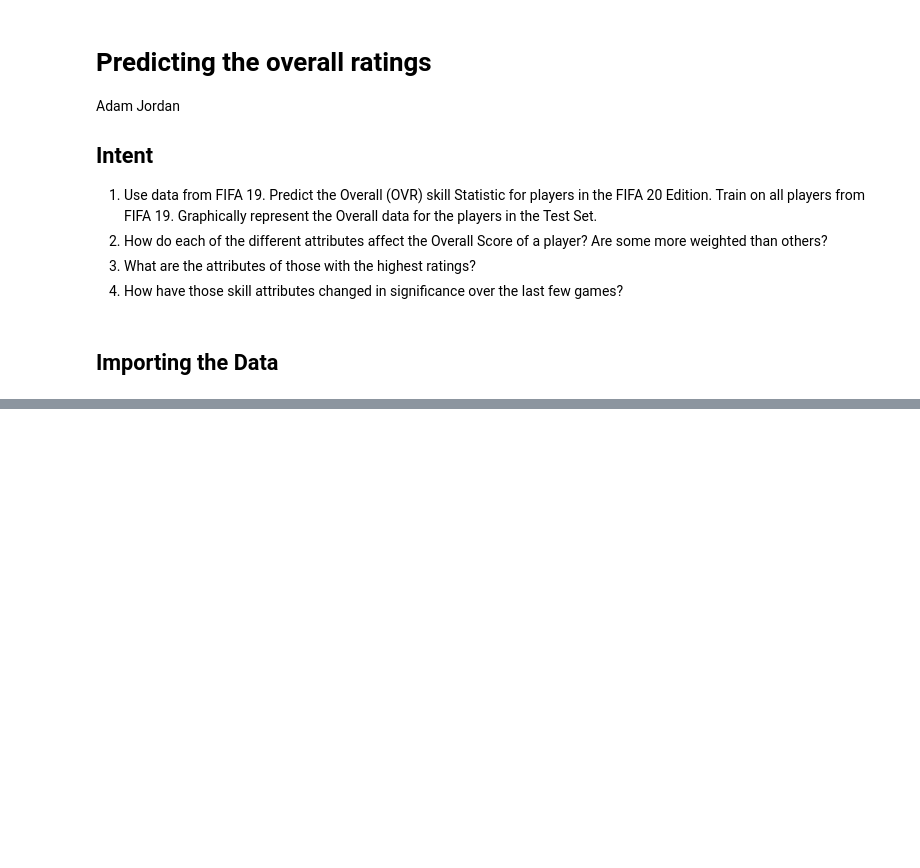
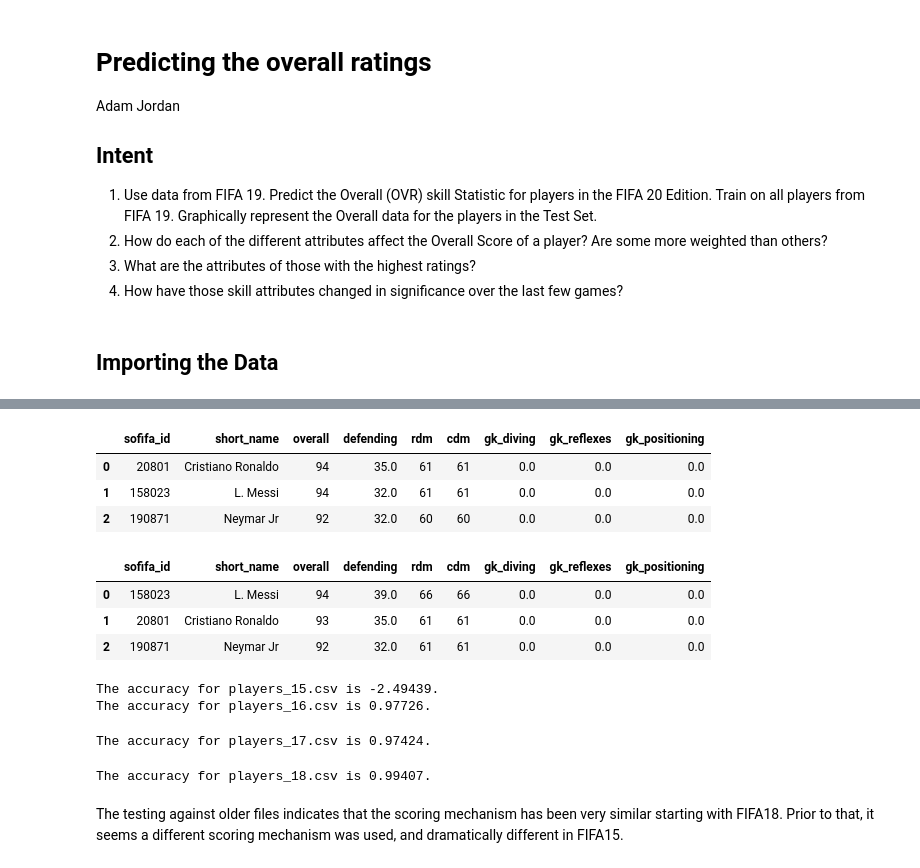
Before and after one commit to sabderra/cs109a_project, a Jupyter notebook: player_ratings.ipynb, the cells around one changed output, grey strips where cells are left out. Drawn from its saved outputs; the diff is of its cells as text; code cells hidden in the pictures; blank space fills up the shorter version.

Commit message:
completion of player stats modeling

```diff
--- a/player_ratings.ipynb
+++ b/player_ratings.ipynb
@@ -77,0 +190,36 @@ float64
+# %%
+pd.set_option('display.max_columns', None)
+p19_df[p19_df['overall'] >= 92][['sofifa_id', 'short_name', 'overall', 'defending', 'rdm', 'cdm', 'gk_diving', 'gk_reflexes', 'gk_positioning']]
+# %% [output]
+|  | sofifa_id | short_name | overall | defending | rdm | cdm | gk_diving | gk_reflexes | gk_positioning |
+| 0 | 20801 | Cristiano Ronaldo | 94 | 35.0 | 61 | 61 | 0.0 | 0.0 | 0.0 |
+| 1 | 158023 | L. Messi | 94 | 32.0 | 61 | 61 | 0.0 | 0.0 | 0.0 |
+| 2 | 190871 | Neymar Jr | 92 | 32.0 | 60 | 60 | 0.0 | 0.0 | 0.0 |
+# %%
+pd.set_option('display.max_columns', None)
+p20_df[p20_df['overall'] >= 92][['sofifa_id', 'short_name', 'overall', 'defending', 'rdm', 'cdm', 'gk_diving', 'gk_reflexes', 'gk_positioning']]
+# %% [output]
+|  | sofifa_id | short_name | overall | defending | rdm | cdm | gk_diving | gk_reflexes | gk_positioning |
+| 0 | 158023 | L. Messi | 94 | 39.0 | 66 | 66 | 0.0 | 0.0 | 0.0 |
+| 1 | 20801 | Cristiano Ronaldo | 93 | 35.0 | 61 | 61 | 0.0 | 0.0 | 0.0 |
+| 2 | 190871 | Neymar Jr | 92 | 32.0 | 61 | 61 | 0.0 | 0.0 | 0.0 |
+# %%
+# check against previous games
+for file in ['players_15.csv', 'players_16.csv', 'players_17.csv', 'players_18.csv']:
+    pold_df = pd.read_csv('cleaned_data/' + file)
+
+    xold_test = pold_df[target_cols]
+    yold_test = pold_df['overall']
+
+    xold_test_scaled = scaler.transform(xold_test)
+
+    old_accuracy = bagger.score(xold_test_scaled, yold_test)
+
+    print(f'The accuracy for {file} is {old_accuracy:.5f}.')
+# %% [output]
+The accuracy for players_15.csv is -2.49439.
+The accuracy for players_16.csv is 0.97726.
+The accuracy for players_17.csv is 0.97424.
+The accuracy for players_18.csv is 0.99407.
+# %% [markdown]
+The testing against older files indicates that the scoring mechanism has been very similar starting with FIFA18. Prior to that, it seems a different scoring mechanism was used, and dramatically different in FIFA15.
```
Also changed, not shown: parts of 19 cells of this notebook.
